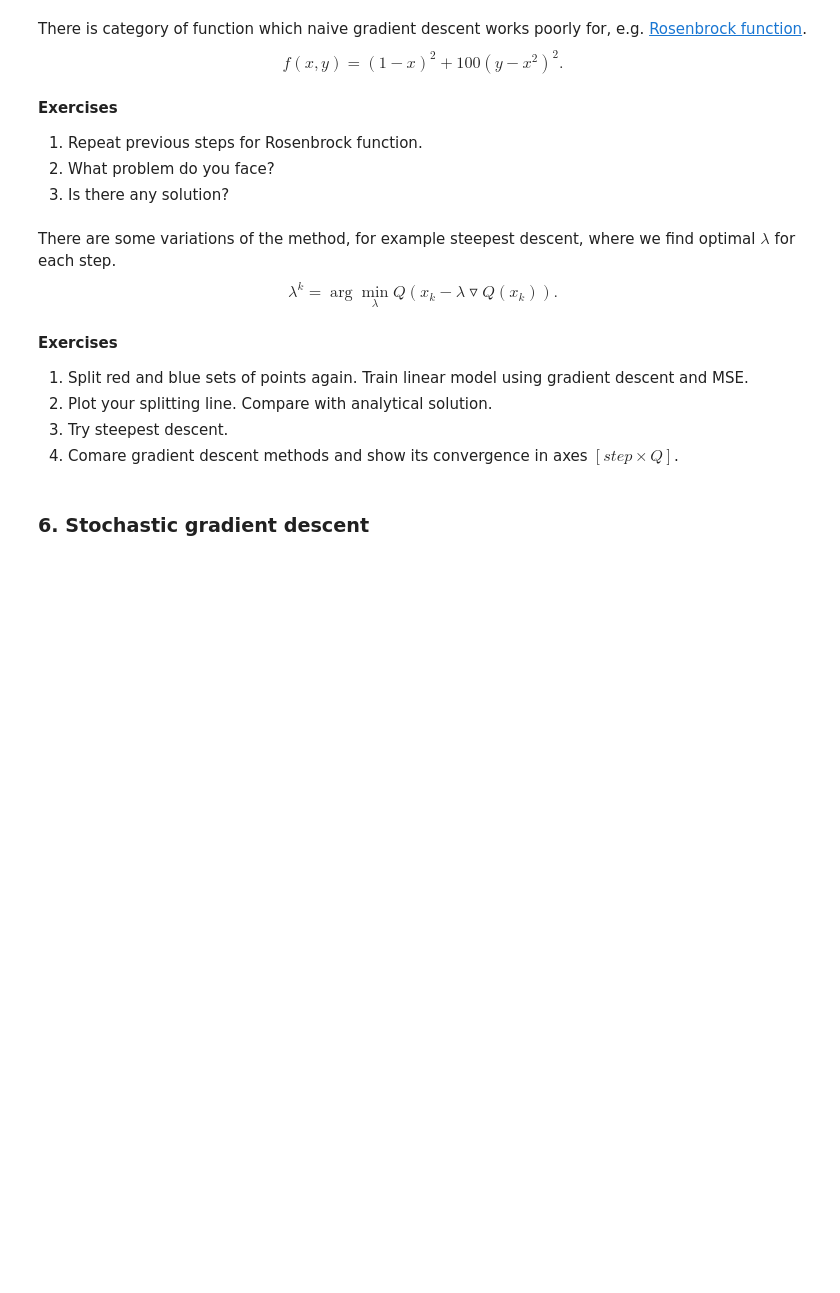
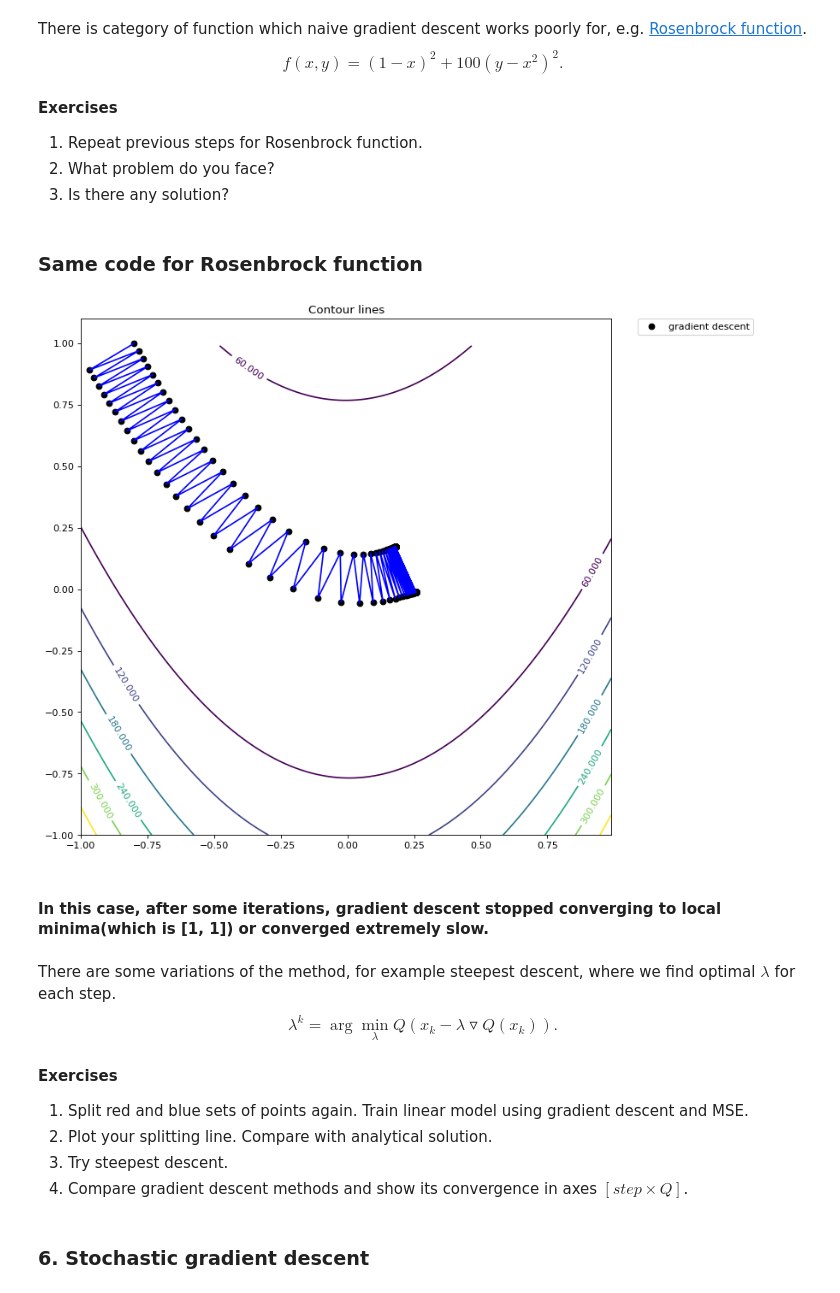
Before and after one commit to ahmados/renju, a Jupyter notebook: lab-1.ipynb, the cells around one changed output. Cells and saved outputs as stored; diff of their text form; code cells hidden in the pictures; blank space fills up the shorter version.

```diff
--- a/lab-1.ipynb
+++ b/lab-1.ipynb
@@ -327,6 +386,47 @@ $$f(x, y) = (1-x)^2 + 100(y-x^2)^2.$$
 1. Repeat previous steps for Rosenbrock function.
 2. What problem do you face?
 3. Is there any solution?
+# %% [markdown]
+### Same code for Rosenbrock function
+# %%
+def Rosenbrock(x, y):
+    return (1 - x) ** 2 + 100 * (y - x ** 2) ** 2
+# %%
+def gradRosen(x, y):
+    grad = np.zeros([2, 1])
+    grad[0] = -400 * x * (y - x ** 2) - 2 * (1 - x)
+    grad[1] = 200 * (y - x ** 2)
+    norm = np.linalg.norm(grad)
+    grad = grad/(norm * 5)
+    return grad
+# %%
+values = np.zeros([2000, 2, 1])
+initial_value = np.array([[-1], [1]])
+value = initial_value
+counter = 0
+while ((counter < 2000)):
+#     print(value)
+#     print("\n")
+    value = value - (gradRosen(value[0], value[1]))
+    values[counter, :, :] = value
+    counter += 1
+delta = 0.01
+x = np.arange(-1.0, 1.0, delta)
+y = np.arange(-1.0, 1.0, delta)
+X, Y = np.meshgrid(x, y)
+Z = Rosenbrock(X, Y)
+plt.figure(num=None, figsize=(10, 10), dpi=80, facecolor='w', edgecolor='k')
+CS = plt.contour(X, Y, Z)
+plt.clabel(CS, inline=1, fontsize=10)
+plt.plot(values[:, 0, :], values[:, 1, :], 'ko', label = 'gradient descent')
+plt.plot(values[:, 0, :], values[:, 1, :], 'b-')
+plt.legend(bbox_to_anchor=(1.05, 1), loc=2, borderaxespad=0.)
+plt.title('Contour lines')
+plt.show()
+# %% [output]
+[figure, added]
+# %% [markdown]
+#### In this case, after some iterations, gradient descent stopped converging to local minima(which is [1, 1]) or converged extremely slow.
 # %% [markdown]
 There are some variations of the method, for example steepest descent, where we find optimal $\lambda$ for each step.
 $$\lambda^{k} = \arg\min_{\lambda}Q(x_k - \lambda\triangledown Q(x_k)).$$
@@ -335,7 +435,7 @@ $$\lambda^{k} = \arg\min_{\lambda}Q(x_k - \lambda\triangledown Q(x_k)).$$
 1. Split red and blue sets of points again. Train linear model using gradient descent and MSE.
 2. Plot your splitting line. Compare with analytical solution.
 3. Try steepest descent.
-4. Comare gradient descent methods and show its convergence in axes $[step \times Q]$.
+4. Compare gradient descent methods and show its convergence in axes $[step \times Q]$.
 # %% [markdown]
 ### 6. Stochastic gradient descent
 # %% [markdown]
```
Also changed, not shown: parts of 22 cells of this notebook.
